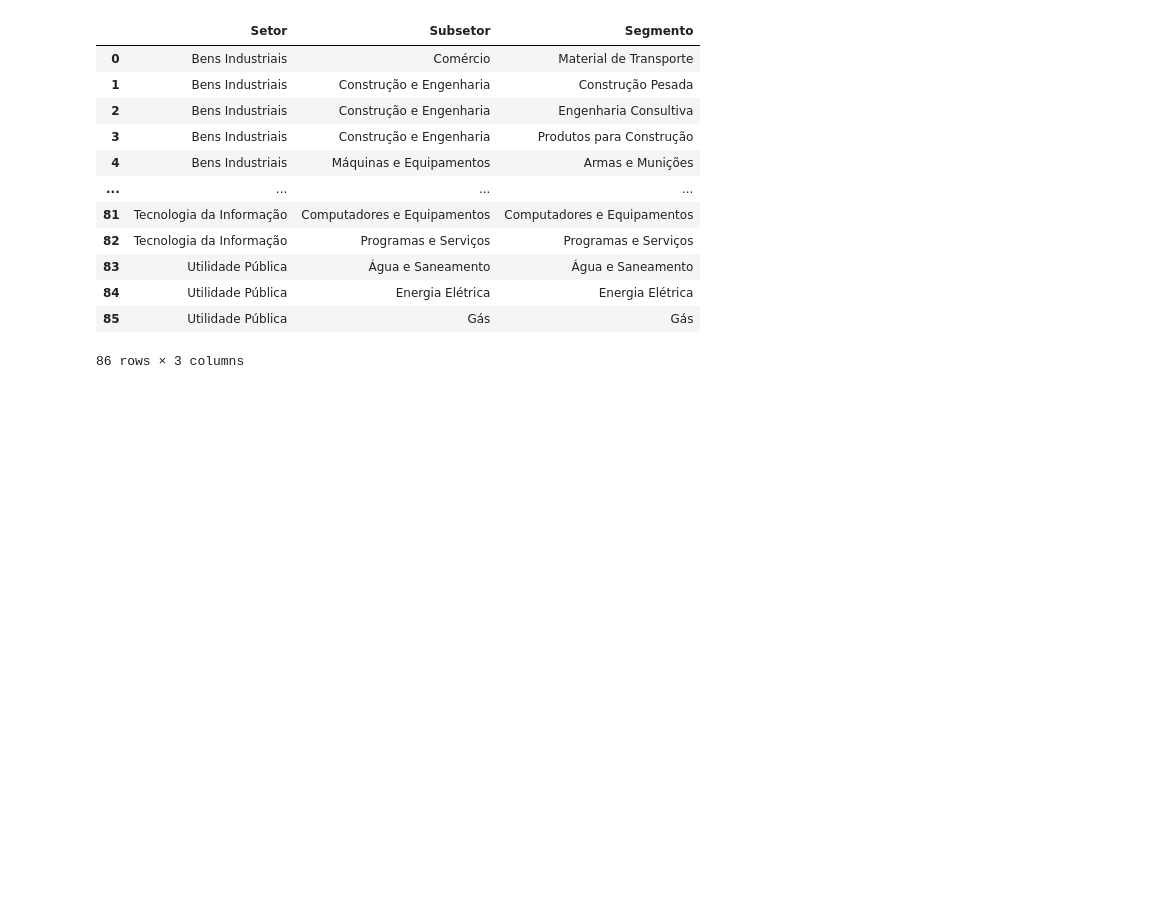
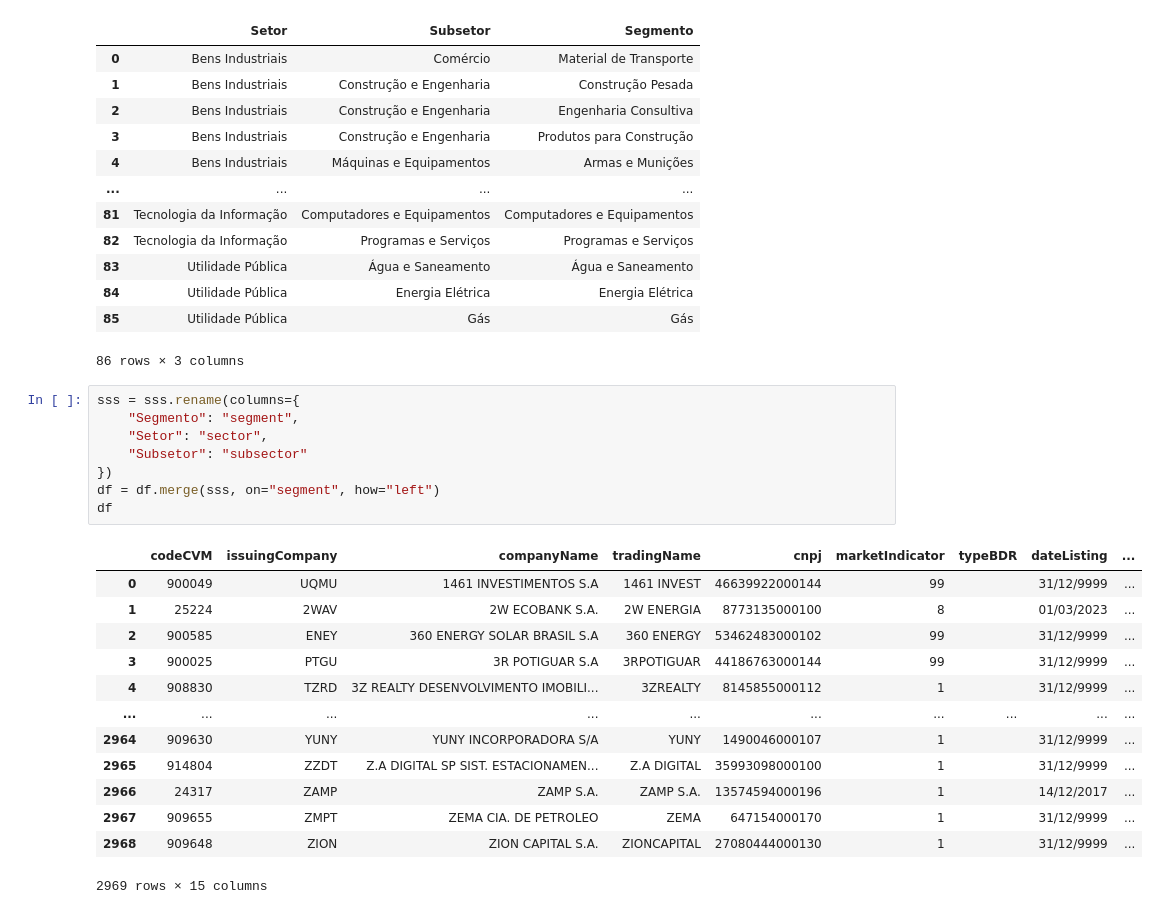
Before and after one commit to faustostangler/FLY_OLD, a Jupyter notebook: playground.ipynb, the cells around one changed output. Cells and saved outputs as stored; diff of their text form; blank space fills up the shorter version.

```diff
--- a/playground.ipynb
+++ b/playground.ipynb
@@ -1474,3 +1476,25 @@ sss
 | 84 | Utilidade Pública | Energia Elétrica | Energia Elétrica |
 | 85 | Utilidade Pública | Gás | Gás |
 86 rows × 3 columns
+# %%
+sss = sss.rename(columns={
+    "Segmento": "segment",
+    "Setor": "sector",
+    "Subsetor": "subsector"
+})
+df = df.merge(sss, on="segment", how="left")
+df
+# %% [output]
+|  | codeCVM | issuingCompany | companyName | tradingName | cnpj | marketIndicator | typeBDR | dateListing | ... |
+| 0 | 900049 | UQMU | 1461 INVESTIMENTOS S.A | 1461 INVEST | 46639922000144 | 99 |  | 31/12/9999 | ... |
+| 1 | 25224 | 2WAV | 2W ECOBANK S.A. | 2W ENERGIA | 8773135000100 | 8 |  | 01/03/2023 | ... |
+| 2 | 900585 | ENEY | 360 ENERGY SOLAR BRASIL S.A | 360 ENERGY | 53462483000102 | 99 |  | 31/12/9999 | ... |
+| 3 | 900025 | PTGU | 3R POTIGUAR S.A | 3RPOTIGUAR | 44186763000144 | 99 |  | 31/12/9999 | ... |
+| 4 | 908830 | TZRD | 3Z REALTY DESENVOLVIMENTO IMOBILI... | 3ZREALTY | 8145855000112 | 1 |  | 31/12/9999 | ... |
+| ... | ... | ... | ... | ... | ... | ... | ... | ... | ... |
+| 2964 | 909630 | YUNY | YUNY INCORPORADORA S/A | YUNY | 1490046000107 | 1 |  | 31/12/9999 | ... |
+| 2965 | 914804 | ZZDT | Z.A DIGITAL SP SIST. ESTACIONAMEN... | Z.A DIGITAL | 35993098000100 | 1 |  | 31/12/9999 | ... |
+| 2966 | 24317 | ZAMP | ZAMP S.A. | ZAMP S.A. | 13574594000196 | 1 |  | 14/12/2017 | ... |
+| 2967 | 909655 | ZMPT | ZEMA CIA. DE PETROLEO | ZEMA | 647154000170 | 1 |  | 31/12/9999 | ... |
+| 2968 | 909648 | ZION | ZION CAPITAL S.A. | ZIONCAPITAL | 27080444000130 | 1 |  | 31/12/9999 | ... |
+2969 rows × 15 columns
```
Also changed, not shown: parts of 5 cells of this notebook, 4 other files.
